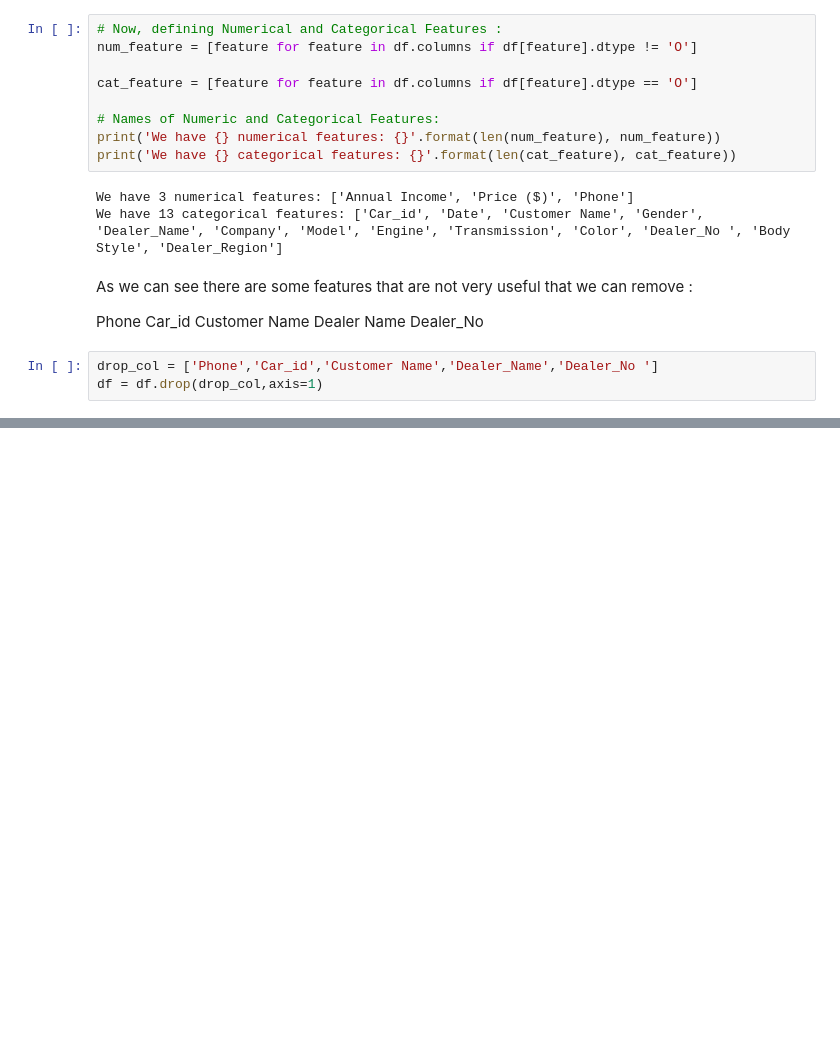
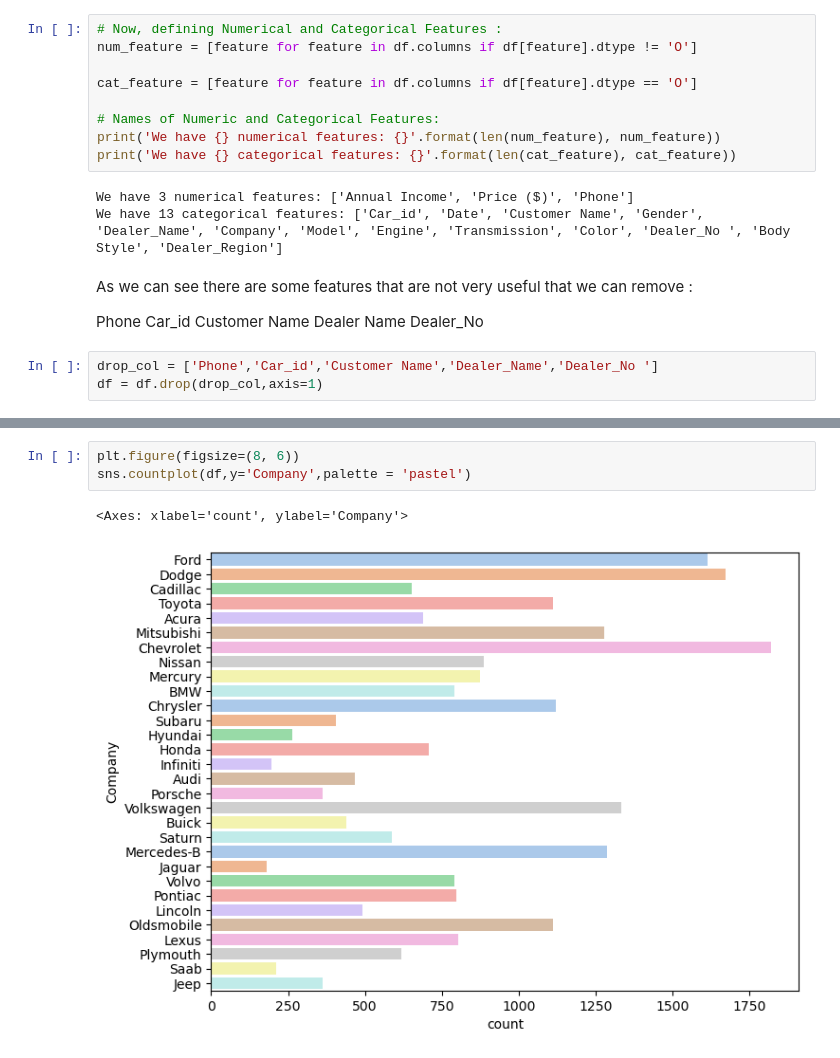
Before and after one commit to Imron042002/data-science-with-python-2023, a Jupyter notebook: finalproject/1.ipynb, the cells around one changed output, grey strips where cells are left out. Drawn from its saved outputs; the diff is of its cells as text; blank space fills up the shorter version.

```diff
--- a/finalproject/1.ipynb
+++ b/finalproject/1.ipynb
@@ -221,0 +251,6 @@ Univariate and Bivariate Analysis
+# %%
+plt.figure(figsize=(8, 6))
+sns.countplot(df,y='Company',palette = 'pastel')
+# %% [output]
+<Axes: xlabel='count', ylabel='Company'>
+[figure, added]
```
Also changed, not shown: parts of 12 cells of this notebook.
